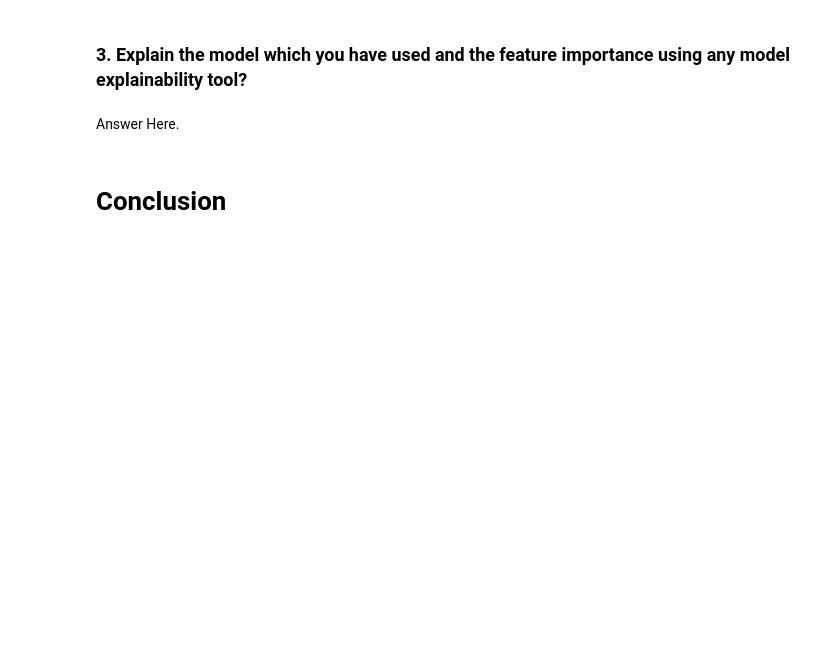
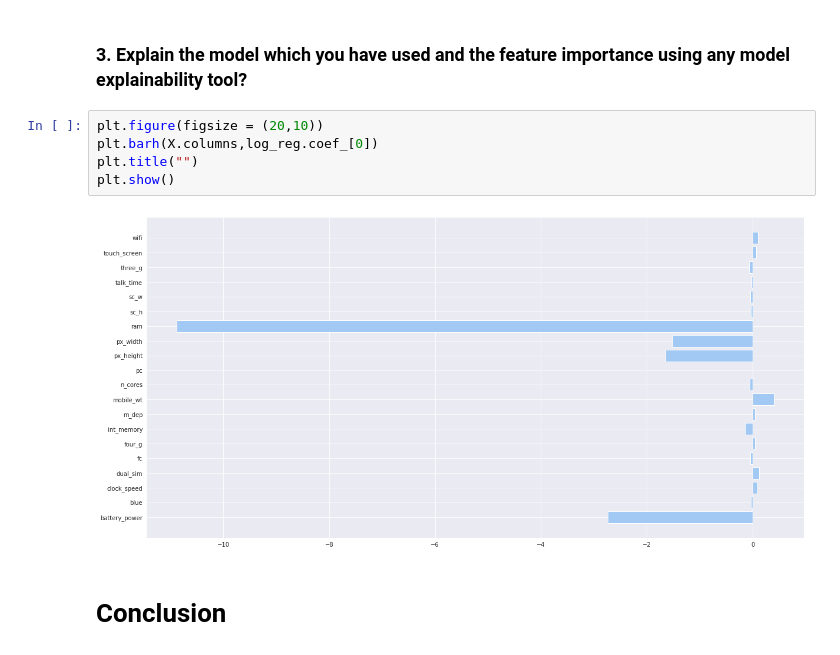
Before and after one commit to DipanshuKumar449/Mobile-Price-Range-Prediction, a Jupyter notebook: Mobile_Price_Range_Prediction.ipynb, the cells around one changed output. Cells and saved outputs as stored; diff of their text form; blank space fills up the shorter version.

```diff
--- a/Mobile_Price_Range_Prediction.ipynb
+++ b/Mobile_Price_Range_Prediction.ipynb
@@ -2145,8 +2208,13 @@ Actually every Evaluation Matrices is having its own advantages. In our case we
 For our dataset Logistic Regression has proven to be the best it mainly gives Good accuracy for many simple data sets and it performs well when the dataset is linearly separable(as in our case).Also, it can be easily extended to multiple classes(multinomial regression) and a natural probabilistic view of class predictions.
 # %% [markdown]
 ### 3. Explain the model which you have used and the feature importance using any model explainability tool?
-# %% [markdown]
-Answer Here.
+# %%
+plt.figure(figsize = (20,10))
+plt.barh(X.columns,log_reg.coef_[0])
+plt.title("")
+plt.show()
+# %% [output]
+[figure, added]
 # %% [markdown]
 # **Conclusion**
 # %% [markdown]
```
Also changed, not shown: parts of 41 cells of this notebook.
